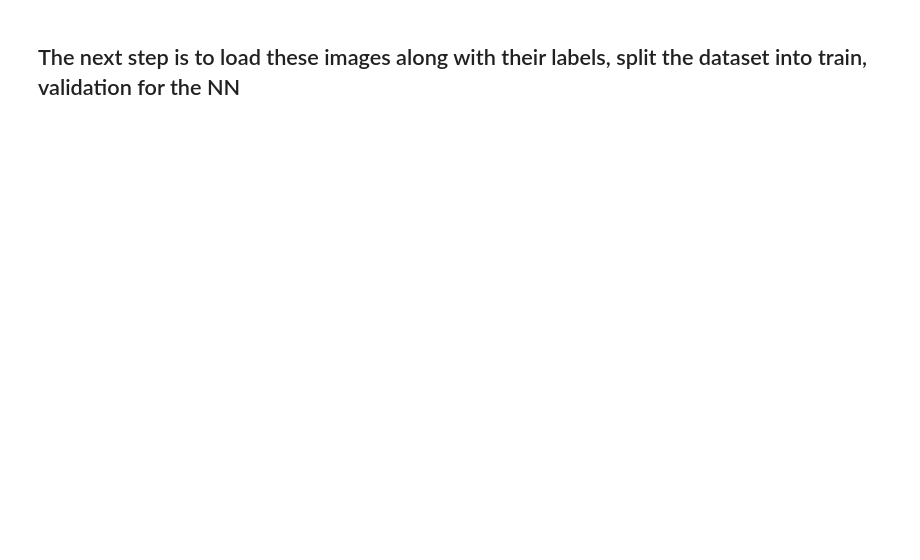
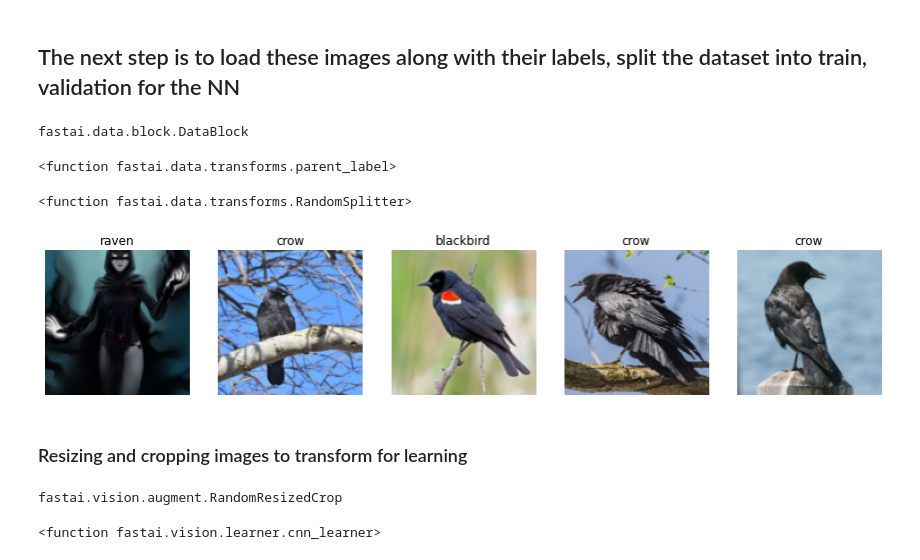
Before and after one commit to nagpalpranay/image_classifier, a Jupyter notebook: classifier.ipynb, the cells around one changed output. Saved outputs shown, nothing was run; the diff lists cells and outputs as text; code cells hidden in the pictures; blank space fills up the shorter version.

```diff
--- a/classifier.ipynb
+++ b/classifier.ipynb
@@ -67,2 +69,31 @@ failed = verify_images(allImages)
 # %% [markdown]
 ## The next step is to load these images along with their labels, split the dataset into train, validation for the NN
+# %%
+DataBlock # build a dataset or dataloader
+# %% [output]
+fastai.data.block.DataBlock
+# %%
+# label item with parent folder name
+parent_label
+# %% [output]
+<function fastai.data.transforms.parent_label>
+# %%
+RandomSplitter
+# %% [output]
+<function fastai.data.transforms.RandomSplitter>
+# %%
+birds = DataBlock(blocks=(ImageBlock, CategoryBlock), get_items=get_image_files,
+                  splitter=RandomSplitter(valid_pct=0.2, seed=35),
+                  get_y=parent_label, item_tfms=Resize(128))
+# %%
+dls = birds.dataloaders(path)
+# %%
+dls.valid.show_batch(max_n=5, nrows=1)
+# %% [output]
+[figure, added]
+# %% [markdown]
+### Resizing and cropping images to transform for learning
+# %%
+RandomResizedCrop # Picks a random scaled crop of an image and resize it to size
+# %% [output]
+fastai.vision.augment.RandomResizedCrop
@@ -68,0 +104,4 @@ failed = verify_images(allImages)
+# %%
+cnn_learner
+# %% [output]
+<function fastai.vision.learner.cnn_learner>
```
Also changed, not shown: parts of 23 cells of this notebook.
